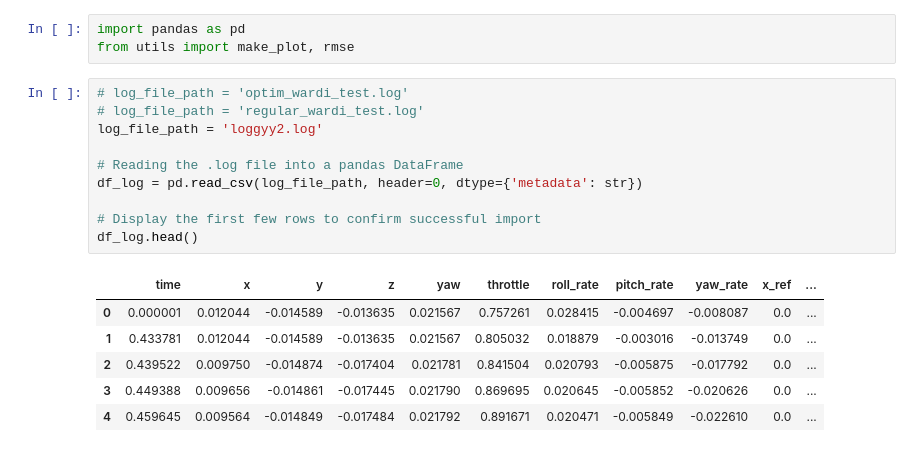
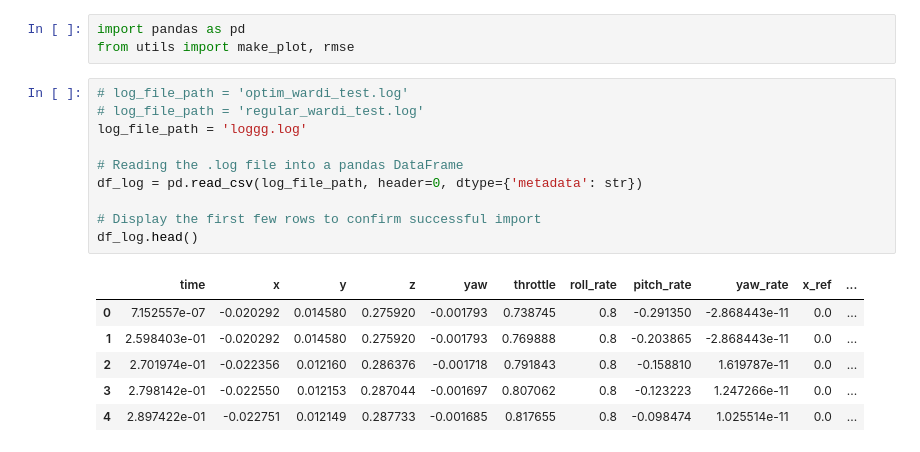
Before and after one commit to evannsm/test_stuff, a Jupyter notebook: final_wardi_files/src/quad_newton_raphson/quad_newton_raphson/data_analysis/updated_data_analysis.ipynb, the cells around one changed output. Drawn from its saved outputs; the diff is of its cells as text.

```diff
--- a/final_wardi_files/src/quad_newton_raphson/quad_newton_raphson/data_analysis/updated_data_analysis.ipynb
+++ b/final_wardi_files/src/quad_newton_raphson/quad_newton_raphson/data_analysis/updated_data_analysis.ipynb
@@ -4,20 +4,20 @@ from utils import make_plot, rmse
 # %%
 # log_file_path = 'optim_wardi_test.log'
 # log_file_path = 'regular_wardi_test.log'
-log_file_path = 'loggyy2.log'
+log_file_path = 'loggg.log'
 
 # Reading the .log file into a pandas DataFrame
 df_log = pd.read_csv(log_file_path, header=0, dtype={'metadata': str})
 
 # Display the first few rows to confirm successful import
 df_log.head()
 # %% [output]
 |  | time | x | y | z | yaw | throttle | roll_rate | pitch_rate | yaw_rate | x_ref | ... |
-| 0 | 0.000001 | 0.012044 | -0.014589 | -0.013635 | 0.021567 | 0.757261 | 0.028415 | -0.004697 | -0.008087 | 0.0 | ... |
-| 1 | 0.433781 | 0.012044 | -0.014589 | -0.013635 | 0.021567 | 0.805032 | 0.018879 | -0.003016 | -0.013749 | 0.0 | ... |
-| 2 | 0.439522 | 0.009750 | -0.014874 | -0.017404 | 0.021781 | 0.841504 | 0.020793 | -0.005875 | -0.017792 | 0.0 | ... |
-| 3 | 0.449388 | 0.009656 | -0.014861 | -0.017445 | 0.021790 | 0.869695 | 0.020645 | -0.005852 | -0.020626 | 0.0 | ... |
-| 4 | 0.459645 | 0.009564 | -0.014849 | -0.017484 | 0.021792 | 0.891671 | 0.020471 | -0.005849 | -0.022610 | 0.0 | ... |
+| 0 | 7.152557e-07 | -0.020292 | 0.014580 | 0.275920 | -0.001793 | 0.738745 | 0.8 | -0.291350 | -2.868443e-11 | 0.0 | ... |
+| 1 | 2.598403e-01 | -0.020292 | 0.014580 | 0.275920 | -0.001793 | 0.769888 | 0.8 | -0.203865 | -2.868443e-11 | 0.0 | ... |
+| 2 | 2.701974e-01 | -0.022356 | 0.012160 | 0.286376 | -0.001718 | 0.791843 | 0.8 | -0.158810 | 1.619787e-11 | 0.0 | ... |
+| 3 | 2.798142e-01 | -0.022550 | 0.012153 | 0.287044 | -0.001697 | 0.807062 | 0.8 | -0.123223 | 1.247266e-11 | 0.0 | ... |
+| 4 | 2.897422e-01 | -0.022751 | 0.012149 | 0.287733 | -0.001685 | 0.817655 | 0.8 | -0.098474 | 1.025514e-11 | 0.0 | ... |
 # %%
 print(f"This data comes from: {df_log['metadata'][0]}")
 print(f"Predictor was: {df_log['metadata'][1]}")
```
Also changed, not shown: parts of 2 cells of this notebook, 7 other files.
